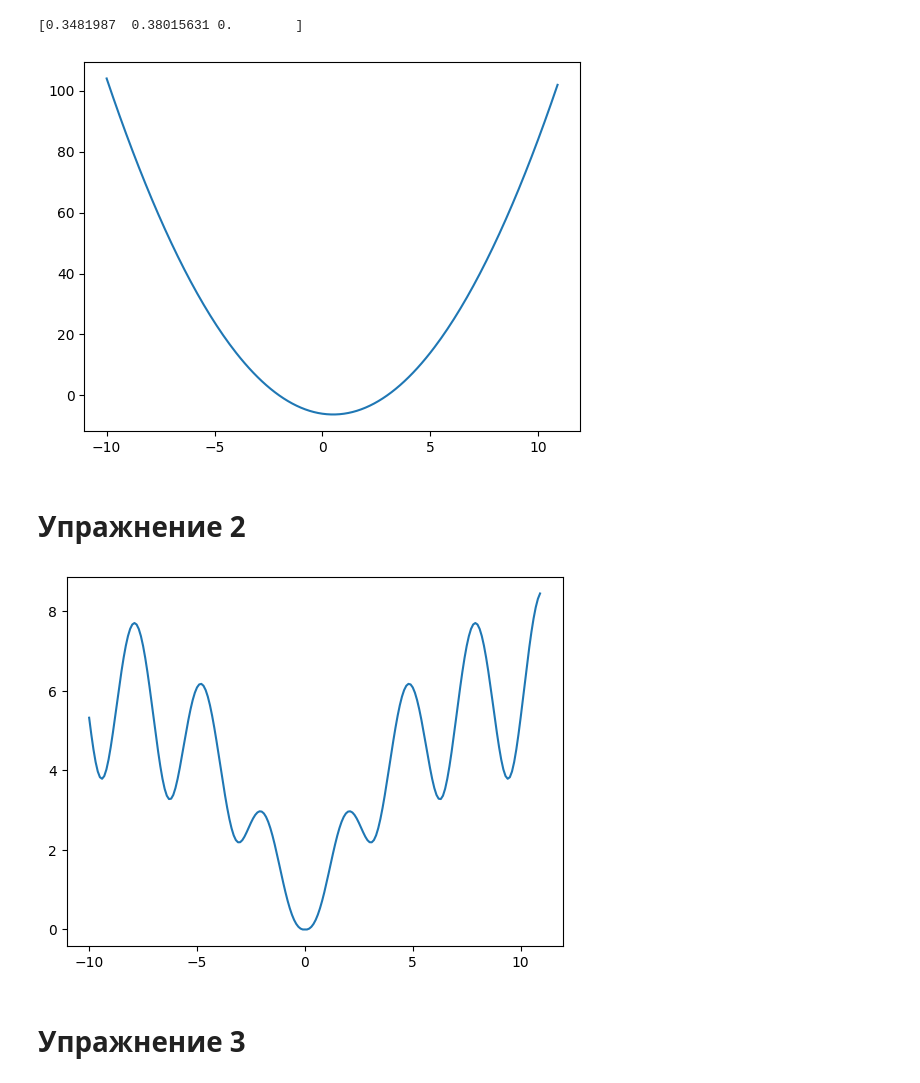
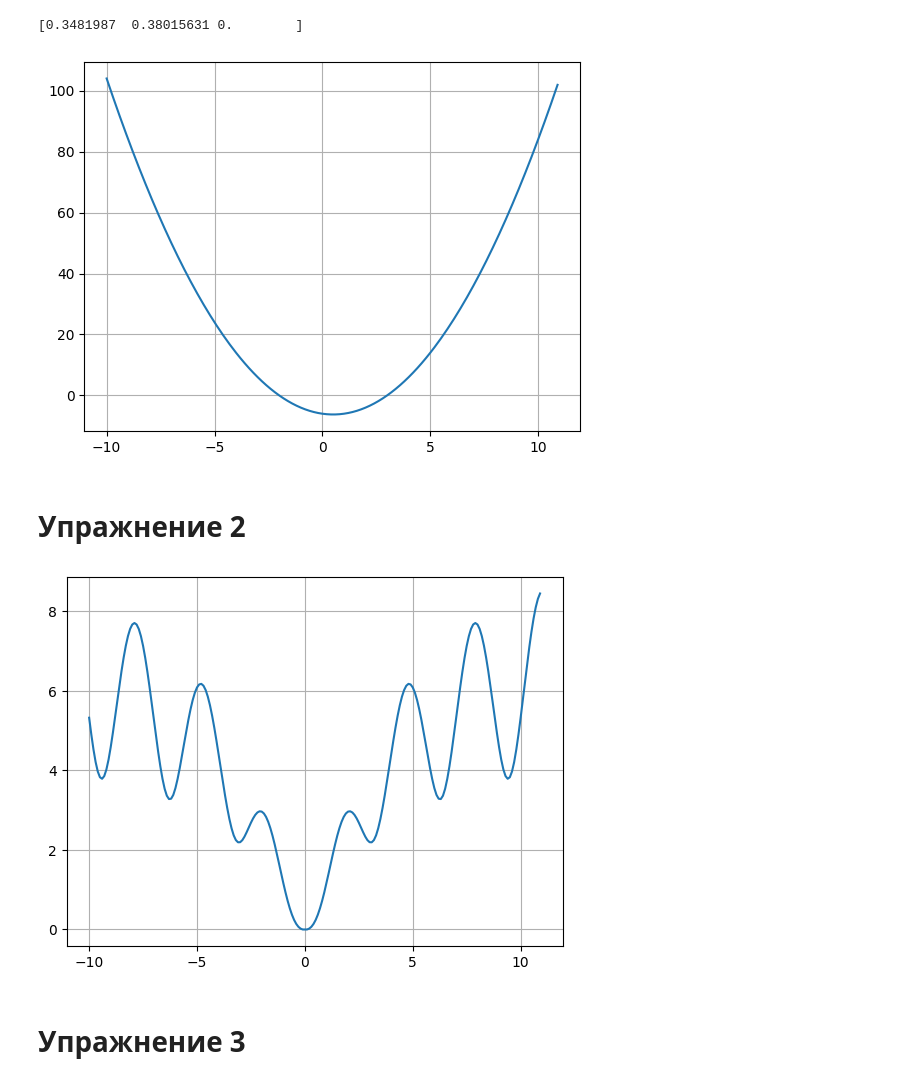
Before and after one commit to replicaCortex/Keres, a Jupyter notebook: ML/1HomeWork.ipynb, the cells around one changed output. Saved outputs shown, nothing was run; the diff lists cells and outputs as text; code cells hidden in the pictures.

```diff
--- a/ML/1HomeWork.ipynb
+++ b/ML/1HomeWork.ipynb
@@ -19,13 +19,14 @@ print(Q1(np.array(_)))
 # %%
 x = np.arange(-10, 10+1, 0.1)
 
 def Q2(x):
 	return x * x - x - 6
 
 plt.plot(x, Q2(x))
+plt.grid(True)
 plt.show()
 # %% [output]
-[figure, old version]
+[figure, new version]
 # %% [markdown]
 # Упражнение 2
 # %%
@@ -33,9 +34,10 @@ def Q3(x):
 	return np.log((x**2 + 1) * np.exp(-(np.abs(x)/10))) / np.log(1 + np.tan(1/(1 + np.sin(x)**2)))
 
 plt.plot(x, Q3(x))
+plt.grid(True)
 plt.show()
 # %% [output]
-[figure, old version]
+[figure, new version]
 # %% [markdown]
 # Упражнение 3
 # %%
```
Also changed, not shown: parts of 2 cells of this notebook.
